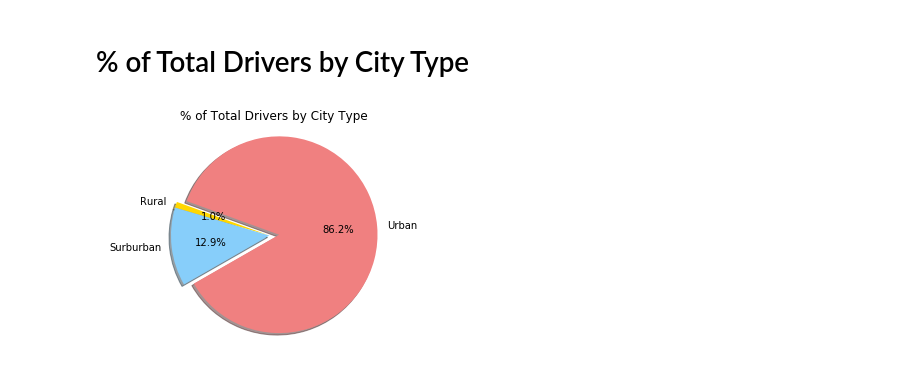
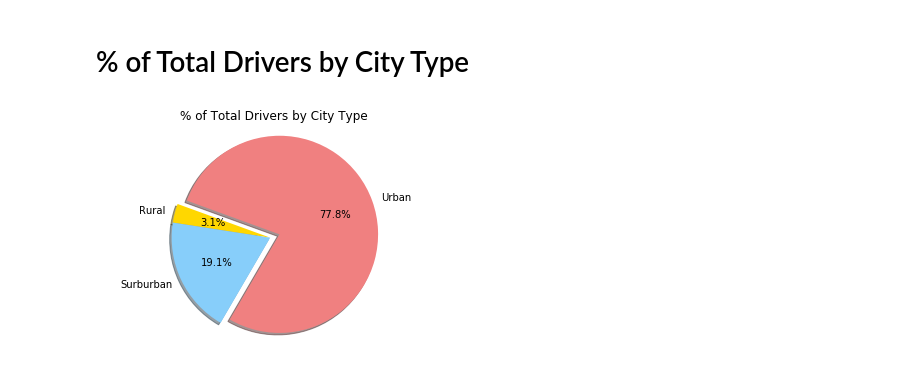
Before and after one commit to emilynassi/pyber, a Jupyter notebook: pyber.ipynb, the cells around one changed output. Saved outputs shown, nothing was run; the diff lists cells and outputs as text; code cells hidden in the pictures.

```diff
--- a/pyber.ipynb
+++ b/pyber.ipynb
@@ -19,8 +19,8 @@ ride_file = os.path.join('raw_data', 'ride_data.csv')
 city_df = pd.read_csv(city_file)
 ride_df = pd.read_csv(ride_file)
 
-#drop one duplicate record with same city name, same ride_ids but different # of drivers
-city_df = city_df.drop_duplicates('city', keep = 'first')
+#drop outlier caused issue
+city_df.city.drop_duplicates(inplace=True)
 
 #merge
 pyber_df = city_df.merge(ride_df, on = 'city')
@@ -37,19 +37,19 @@ pyber_df.head()
 # Bubble Plot
 # %%
 #group by city
-city_df = pyber_df.groupby(['city'])
+city_group_df = pyber_df.groupby(['city'])
 
 #find total number of rides per city
-rides_per_city = city_df['city'].count()
+rides_per_city = city_group_df['city'].count()
 
 #find type of city
-average_per_city = city_df['fare'].mean()
+average_per_city = city_group_df['fare'].mean()
 
 #find average fare per city
-type_of_city = city_df['type'].unique()
+type_of_city = city_group_df['type'].unique()
 
-#find average fare per city
-number_of_drivers = city_df['driver_count'].mean()
+#find number of drivers
+number_of_drivers = city_group_df['driver_count'].mean()
 
 #create new df
 ride_counts_df = pd.DataFrame({"Rides Per City":rides_per_city, "Average Fare": average_per_city, "Number of Drivers":number_of_drivers, "Type of City":type_of_city})
@@ -138,17 +138,17 @@ plt.show()
 # % of Total Drivers by City Type
 # %%
 #group by city type and driver_count
-total_drivers = pyber_df.groupby(["type"])["driver_count"].sum()
+driver_count = city_df.groupby(["type"])["driver_count"].sum()
 
-plt.pie(total_drivers, explode=explode, labels=labels, colors=colors, autopct= '%1.1f%%',shadow=True, startangle=160)
+plt.pie(driver_count, explode=explode, labels=labels, colors=colors, autopct= '%1.1f%%',shadow=True, startangle=160)
 
 #add title
 plt.title('% of Total Drivers by City Type')
 
 plt.axis("equal")
 
 #save figure
 plt.savefig("totaldriverspie.png")
 plt.show()
 # %% [output]
-[figure, old version]
+[figure, new version]
```
Also changed, not shown: parts of 1 cell of this notebook, 5 other files.
